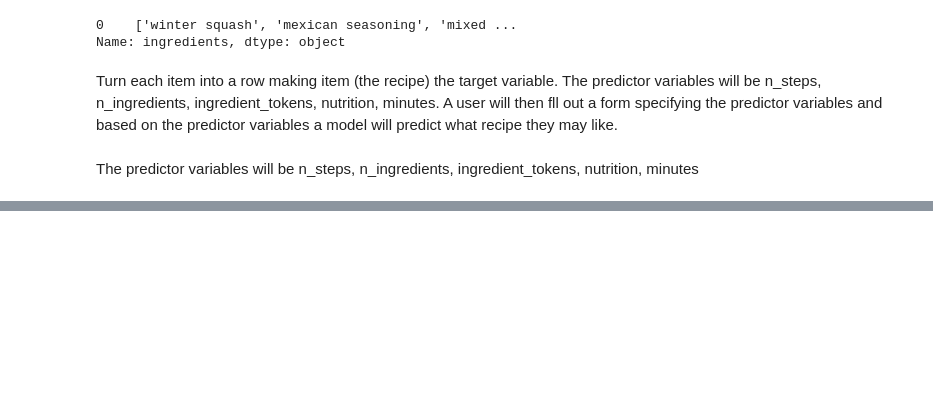
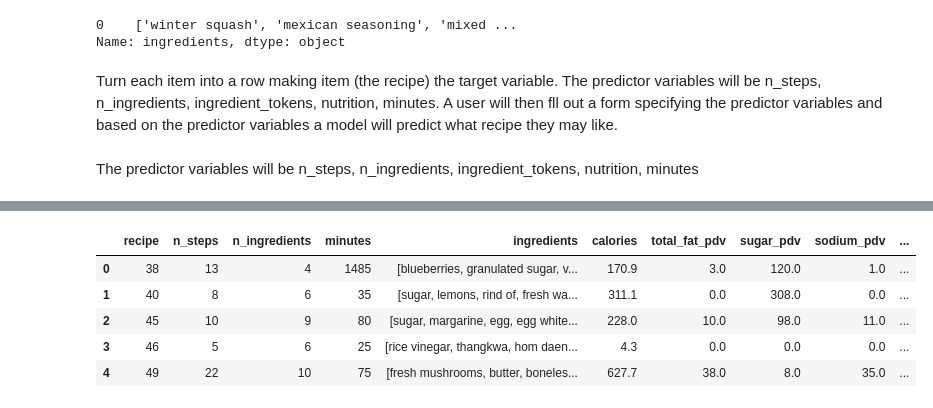
Before and after one commit to robertturro/Recipe-Recommender, a Jupyter notebook: data_preprocessing.ipynb, the cells around one changed output, grey strips where cells are left out. Drawn from its saved outputs; the diff is of its cells as text; code cells hidden in the pictures; blank space fills up the shorter version.

```diff
--- a/data_preprocessing.ipynb
+++ b/data_preprocessing.ipynb
@@ -129,0 +131,36 @@ new_df2.head()
+# %%
+# All recipes in df are rated > 3
+new_df2 = new_df2.drop('rating',axis=1)
+# %%
+calories, total_fat_pdv, sugar_pdv, sodium_pdv, protein_pdv, saturated_fat, carbs = [],[],[],[],[],[],[]
+
+for i in range(len(new_df2)):
+    l = ast.literal_eval(new_df2['nutrition'][i])
+
+    calories.append(l[0])
+    total_fat_pdv.append(l[1])
+    sugar_pdv.append(l[2])
+    sodium_pdv.append(l[3])
+    protein_pdv.append(l[4])
+    saturated_fat.append(l[5])
+    carbs.append(l[6])
+
+
+new_df2['calories'] = calories
+new_df2['total_fat_pdv'] = total_fat_pdv
+new_df2['sugar_pdv'] = sugar_pdv
+new_df2['sodium_pdv'] = sodium_pdv
+new_df2['protein_pdv'] = protein_pdv
+new_df2['saturated_fat'] = saturated_fat
+new_df2['carbs'] = carbs
+# %%
+new_df2 = new_df2.drop("nutrition",axis=1)
+# %%
+new_df2.head()
+# %% [output]
+|  | recipe | n_steps | n_ingredients | minutes | ingredients | calories | total_fat_pdv | sugar_pdv | sodium_pdv | ... |
+| 0 | 38 | 13 | 4 | 1485 | [blueberries, granulated sugar, v... | 170.9 | 3.0 | 120.0 | 1.0 | ... |
+| 1 | 40 | 8 | 6 | 35 | [sugar, lemons, rind of, fresh wa... | 311.1 | 0.0 | 308.0 | 0.0 | ... |
+| 2 | 45 | 10 | 9 | 80 | [sugar, margarine, egg, egg white... | 228.0 | 10.0 | 98.0 | 11.0 | ... |
+| 3 | 46 | 5 | 6 | 25 | [rice vinegar, thangkwa, hom daen... | 4.3 | 0.0 | 0.0 | 0.0 | ... |
+| 4 | 49 | 22 | 10 | 75 | [fresh mushrooms, butter, boneles... | 627.7 | 38.0 | 8.0 | 35.0 | ... |
```
Also changed, not shown: parts of 15 cells of this notebook.
